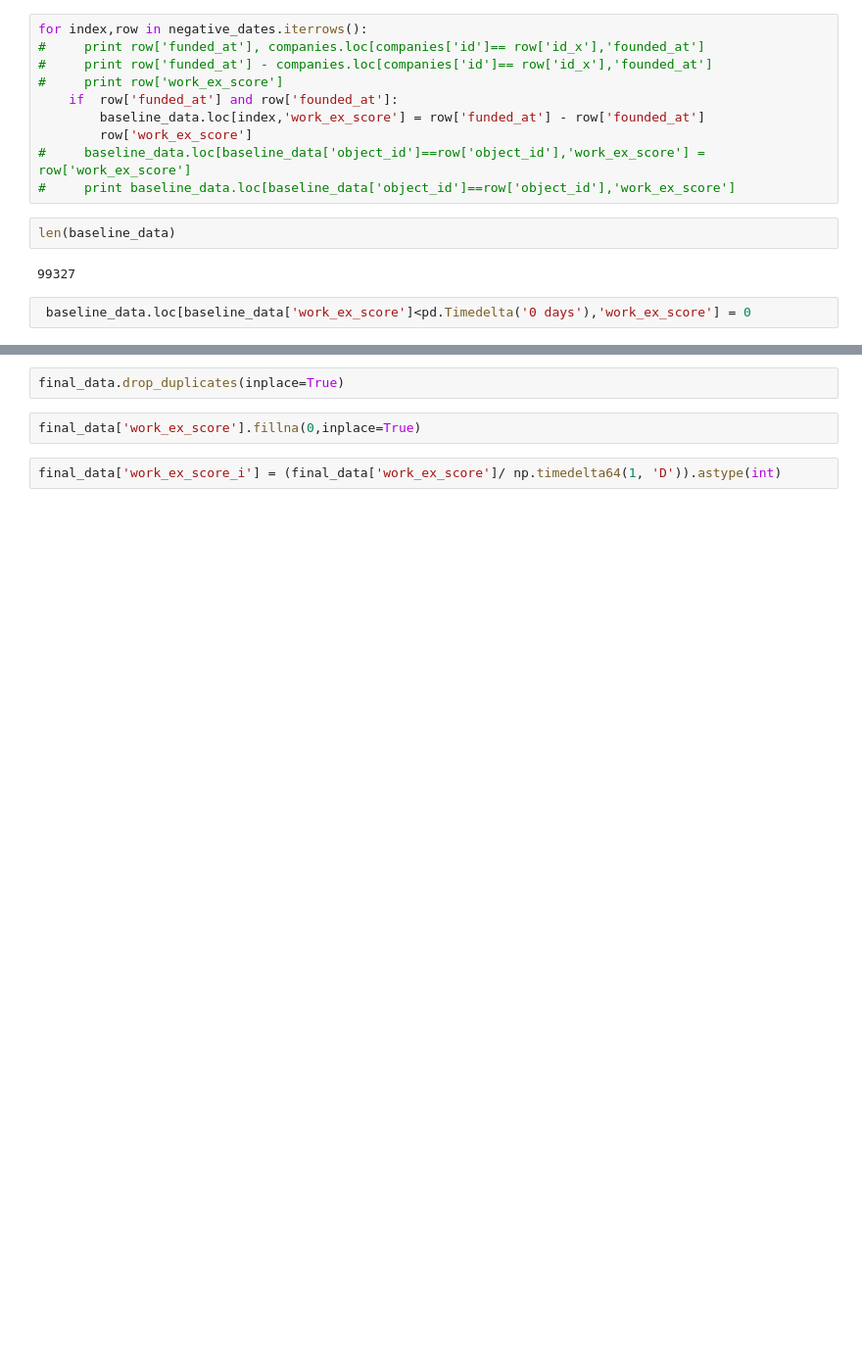
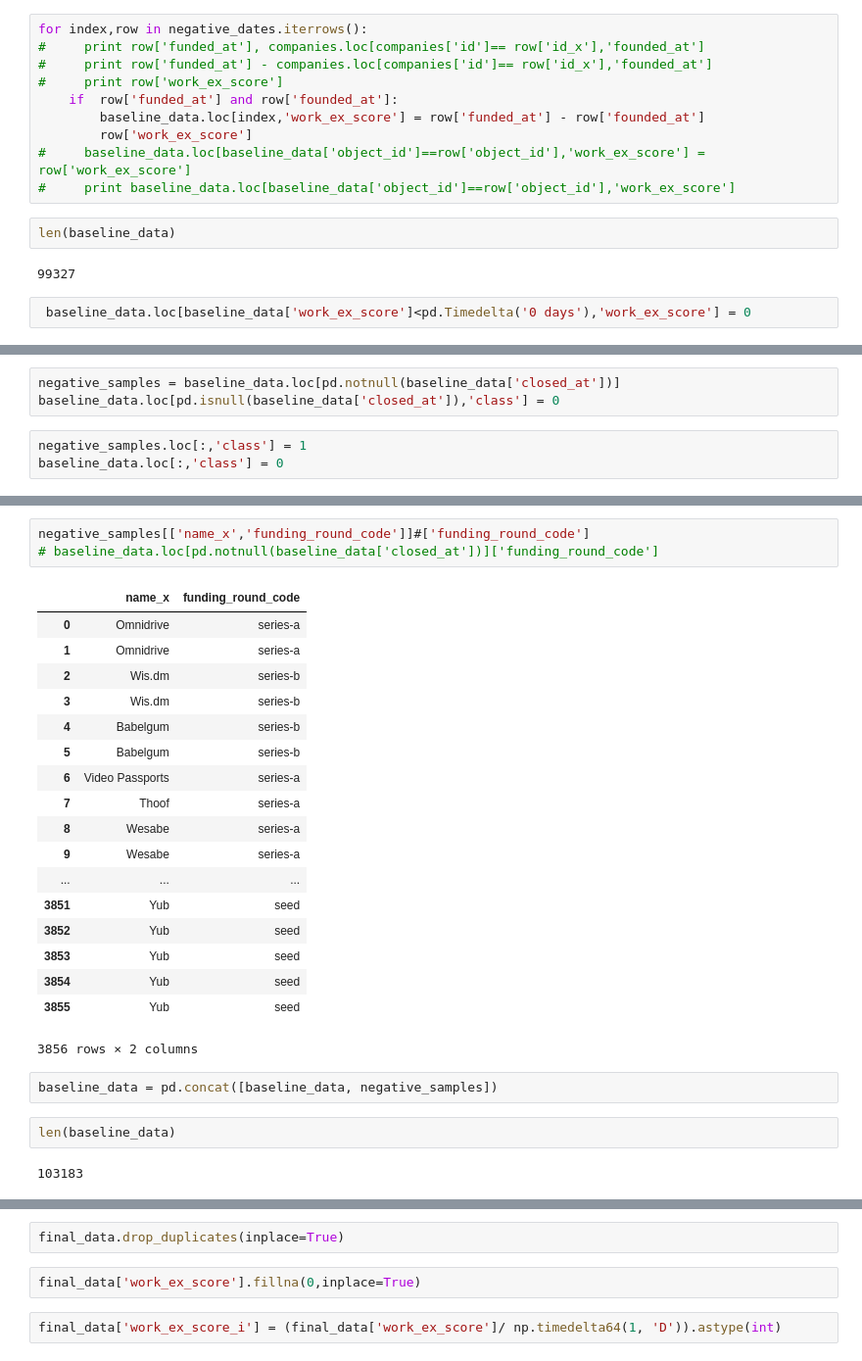
Before and after one commit to sidd-shah/crunchbase, a Jupyter notebook: DataCleaning.ipynb, the cells around one changed output, grey strips where cells are left out. Shown at 98% size. Drawn from its saved outputs; the diff is of its cells as text; blank space fills up the shorter version.

```diff
--- a/DataCleaning.ipynb
+++ b/DataCleaning.ipynb
@@ -409,0 +494,6 @@ baseline_data.columns#.drop_duplicates(inplace=True)
+# %%
+negative_samples = baseline_data.loc[pd.notnull(baseline_data['closed_at'])]
+baseline_data.loc[pd.isnull(baseline_data['closed_at']),'class'] = 0
+# %%
+negative_samples.loc[:,'class'] = 1
+baseline_data.loc[:,'class'] = 0
@@ -409,0 +507,28 @@ baseline_data.columns#.drop_duplicates(inplace=True)
+# %%
+negative_samples[['name_x','funding_round_code']]#['funding_round_code']
+# baseline_data.loc[pd.notnull(baseline_data['closed_at'])]['funding_round_code']
+# %% [output]
+|  | name_x | funding_round_code |
+| 0 | Omnidrive | series-a |
+| 1 | Omnidrive | series-a |
+| 2 | Wis.dm | series-b |
+| 3 | Wis.dm | series-b |
+| 4 | Babelgum | series-b |
+| 5 | Babelgum | series-b |
+| 6 | Video Passports | series-a |
+| 7 | Thoof | series-a |
+| 8 | Wesabe | series-a |
+| 9 | Wesabe | series-a |
+| ... | ... | ... |
+| 3851 | Yub | seed |
+| 3852 | Yub | seed |
+| 3853 | Yub | seed |
+| 3854 | Yub | seed |
+| 3855 | Yub | seed |
+3856 rows × 2 columns
+# %%
+baseline_data = pd.concat([baseline_data, negative_samples])
+# %%
+len(baseline_data)
+# %% [output]
+103183
```
Also changed, not shown: parts of 64 cells of this notebook, 1 other file.
